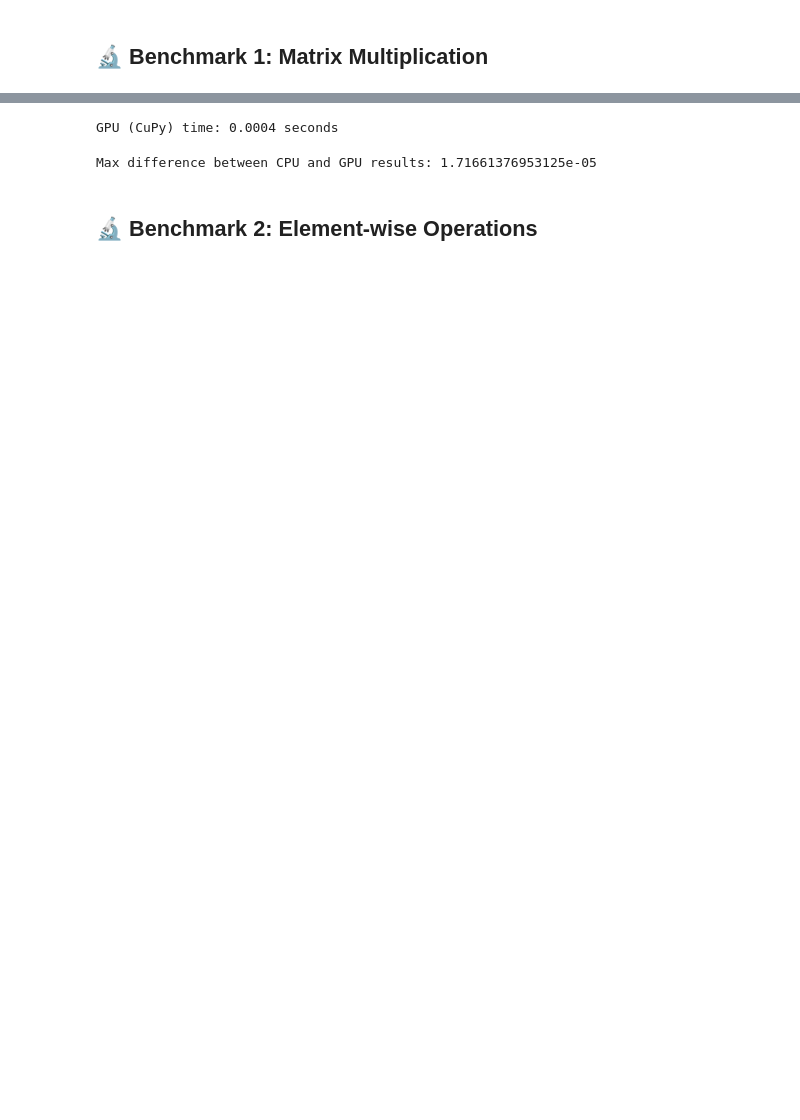
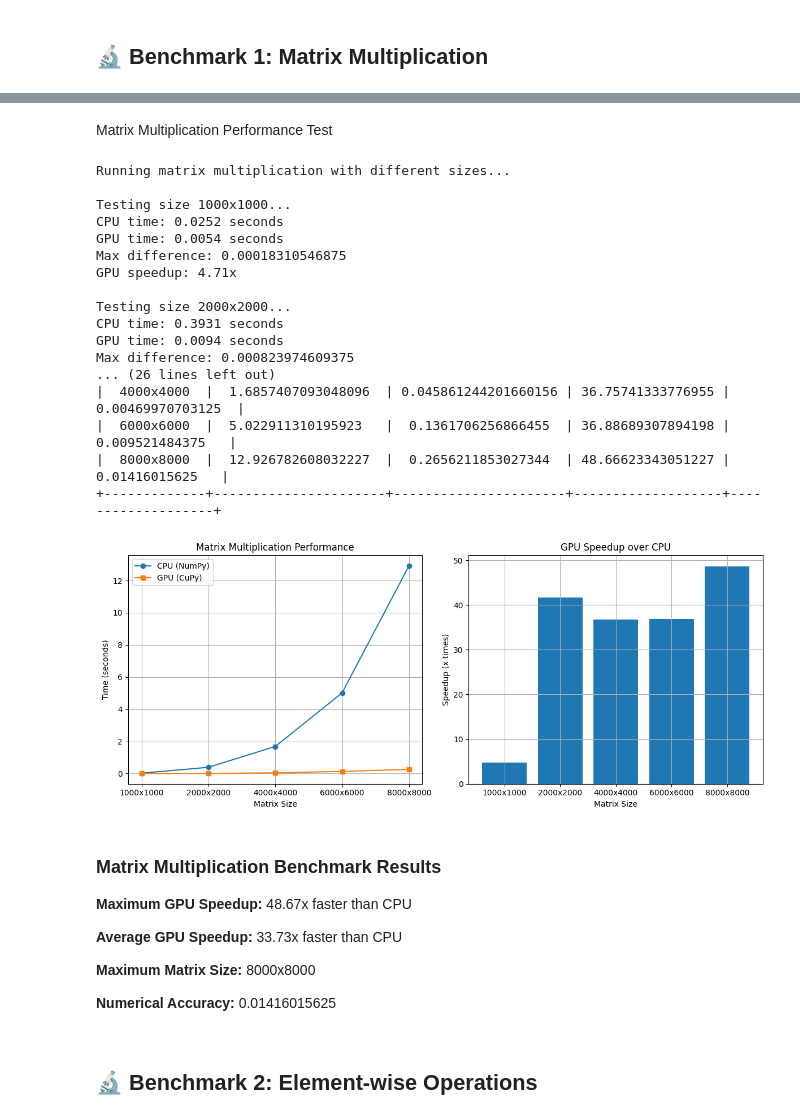
Before and after one commit to Rontim/GPU-Parallel-Processing-AI, a Jupyter notebook: gpu_programming/gpu_benchmarking.ipynb, the cells around one changed output, grey strips where cells are left out. Drawn from its saved outputs; the diff is of its cells as text; code cells hidden in the pictures; blank space fills up the shorter version.

```diff
--- a/gpu_programming/gpu_benchmarking.ipynb
+++ b/gpu_programming/gpu_benchmarking.ipynb
@@ -10,7 +58,18 @@ import time
 # %%
-# Confirm GPU availability
-gpu_count = cp.cuda.runtime.getDeviceCount()
-print(f"Number of CUDA-enabled GPUs detected: {gpu_count}")
-for i in range(gpu_count):
-    print(f"GPU {i}: {cp.cuda.runtime.getDeviceProperties(i)['name'].decode()}")
+# Check GPU availability and initialize
+print("🔍 Checking GPU availability...")
+
+gpu_available = cp.cuda.is_available()
+print(f"CuPy GPU available: {gpu_available}")
+
+torch_gpu_available = torch.cuda.is_available()
+print(f"PyTorch GPU available: {torch_gpu_available}")
+
+if gpu_available:
+    gpu_count = cp.cuda.runtime.getDeviceCount()
+    print(f"Number of CUDA-enabled GPUs detected: {gpu_count}")
+    for i in range(gpu_count):
+        print(f"GPU {i}: {cp.cuda.runtime.getDeviceProperties(i)['name'].decode()}")
+else:
+    print("⚠️ No GPU detected! Benchmarks will run on CPU only.")
 # %% [output]
@@ -24,4 +82,0 @@ N = 100
-# %%
-# Generate random matrices
-A_cpu = np.random.rand(N, N).astype(np.float32)
-B_cpu = np.random.rand(N, N).astype(np.float32)
@@ -36,4 +82,0 @@ CPU (NumPy) time: 0.0004 seconds
-# %%
-# CuPy (GPU)
-A_gpu = cp.array(A_cpu)
-B_gpu = cp.array(B_cpu)
@@ -43,17 +82,0 @@ _ = cp.dot(A_gpu, B_gpu)
-# %%
-# Benchmark
-cp.cuda.Device(0).synchronize()
-start = time.time()
-C_gpu = cp.dot(A_gpu, B_gpu)
-cp.cuda.Device(0).synchronize()
-gpu_time = time.time() - start
-print(f"GPU (CuPy) time: {gpu_time:.4f} seconds")
-# %% [output]
-GPU (CuPy) time: 0.0004 seconds
-# %%
-# Compare results
-C_gpu_cpu = cp.asnumpy(C_gpu)
-max_diff = np.max(np.abs(C_cpu - C_gpu_cpu))
-print(f"Max difference between CPU and GPU results: {max_diff}")
-# %% [output]
-Max difference between CPU and GPU results: 1.71661376953125e-05
@@ -60,2 +188,29 @@ Max difference between CPU and GPU results: 1.71661376953125e-05
+# %%
+matrix_results = benchmark_matrix_multiplication()
+# %% [output]
+Matrix Multiplication Performance Test
+Running matrix multiplication with different sizes...
+
+Testing size 1000x1000...
+CPU time: 0.0252 seconds
+GPU time: 0.0054 seconds
+Max difference: 0.00018310546875
+GPU speedup: 4.71x
+
+Testing size 2000x2000...
+CPU time: 0.3931 seconds
+GPU time: 0.0094 seconds
+Max difference: 0.000823974609375
+... (26 lines left out)
+|  4000x4000  |  1.6857407093048096  | 0.045861244201660156 | 36.75741333776955 | 0.00469970703125  |
+|  6000x6000  |  5.022911310195923   |  0.1361706256866455  | 36.88689307894198 |  0.009521484375   |
+|  8000x8000  |  12.926782608032227  |  0.2656211853027344  | 48.66623343051227 |   0.01416015625   |
++-------------+----------------------+----------------------+-------------------+-------------------+
+[figure, added]
+Matrix Multiplication Benchmark Results
+Maximum GPU Speedup: 48.67x faster than CPU
+Average GPU Speedup: 33.73x faster than CPU
+Maximum Matrix Size: 8000x8000
+Numerical Accuracy: 0.01416015625
 # %% [markdown]
 ## 🔬 Benchmark 2: Element-wise Operations
```
Also changed, not shown: parts of 29 cells of this notebook.
